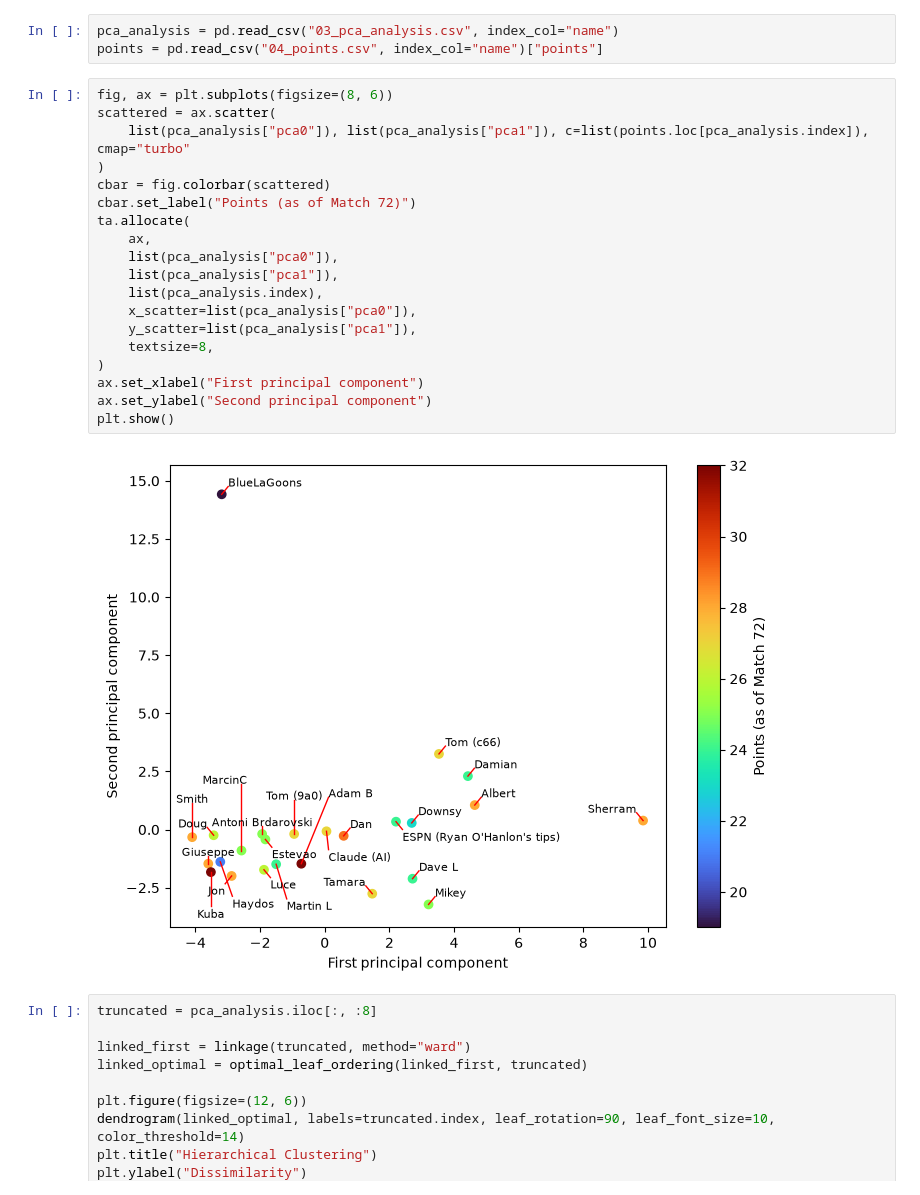
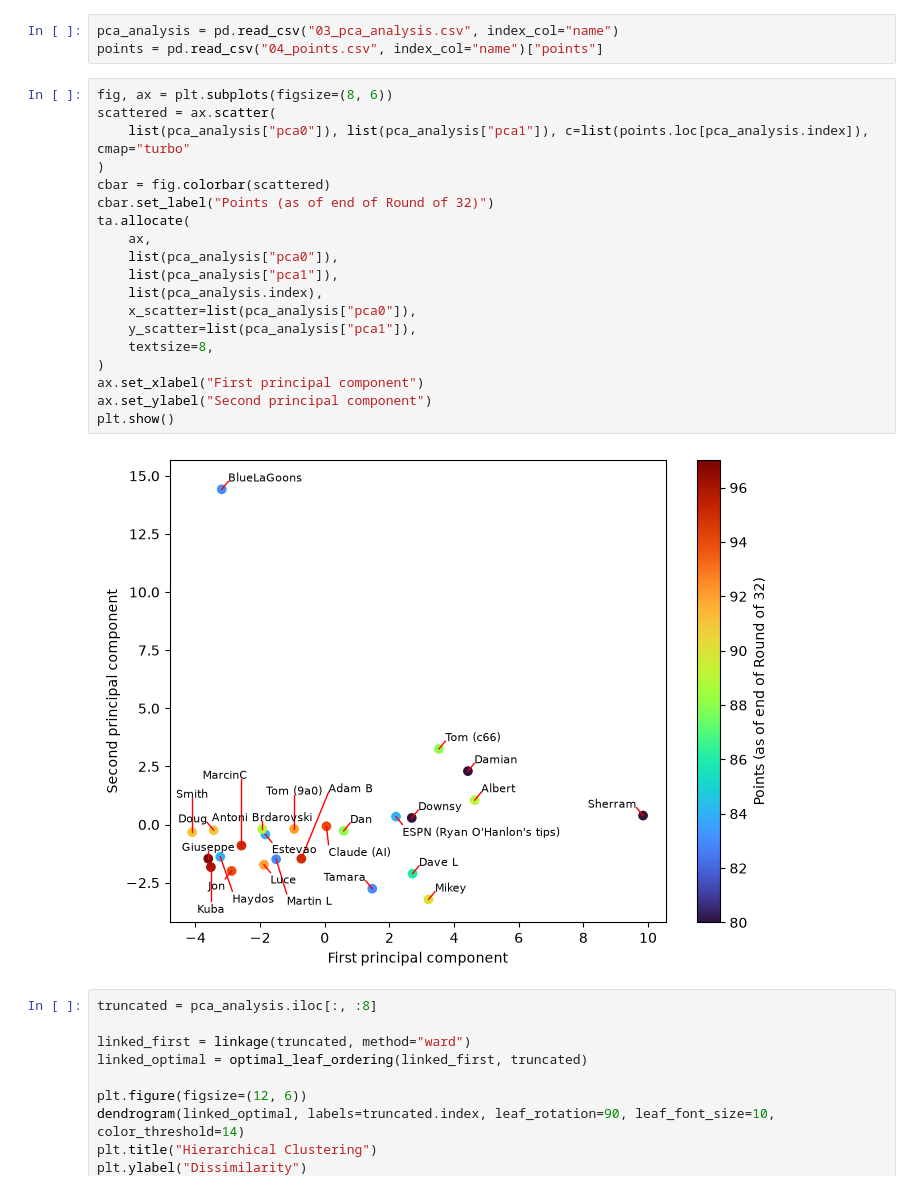
Before and after one commit to adambasile/wc26-tipping, a Jupyter notebook: 05_visualise.ipynb, the cells around one changed output. Saved outputs shown, nothing was run; the diff lists cells and outputs as text.

```diff
--- a/05_visualise.ipynb
+++ b/05_visualise.ipynb
@@ -14,24 +14,24 @@ points = pd.read_csv("04_points.csv", index_col="name")["points"]
 # %%
 fig, ax = plt.subplots(figsize=(8, 6))
 scattered = ax.scatter(
     list(pca_analysis["pca0"]), list(pca_analysis["pca1"]), c=list(points.loc[pca_analysis.index]), cmap="turbo"
 )
 cbar = fig.colorbar(scattered)
-cbar.set_label("Points (as of Match 72)")
+cbar.set_label("Points (as of end of Round of 32)")
 ta.allocate(
     ax,
     list(pca_analysis["pca0"]),
     list(pca_analysis["pca1"]),
     list(pca_analysis.index),
     x_scatter=list(pca_analysis["pca0"]),
     y_scatter=list(pca_analysis["pca1"]),
     textsize=8,
 )
 ax.set_xlabel("First principal component")
 ax.set_ylabel("Second principal component")
 plt.show()
 # %% [output]
-[figure, old version]
+[figure, new version]
 # %%
 truncated = pca_analysis.iloc[:, :8]
 
```
Also changed, not shown: 6 other files.
